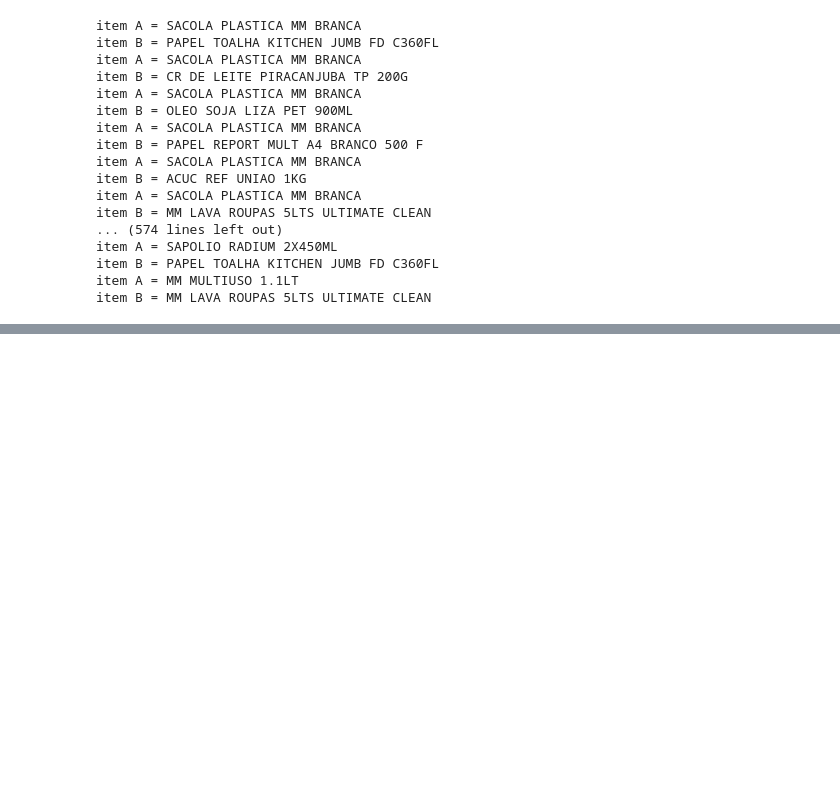
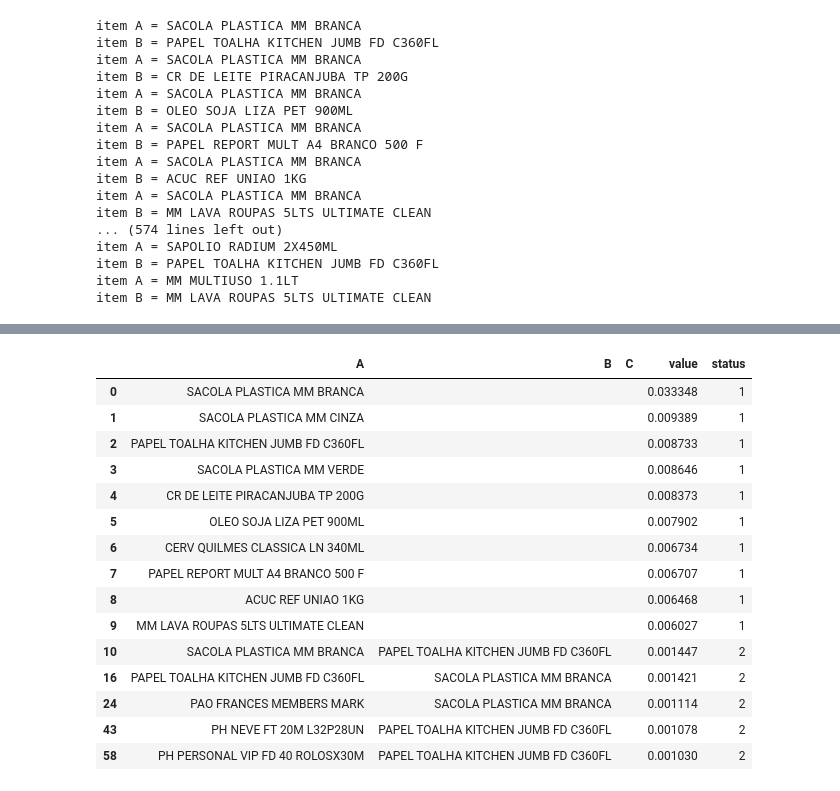
Before and after one commit to rafaelfabri/case, a Jupyter notebook: notebooks/parte_2_data_science.ipynb, the cells around one changed output, grey strips where cells are left out. Cells and saved outputs as stored; diff of their text form; code cells hidden in the pictures; blank space fills up the shorter version.

```diff
--- a/notebooks/parte_2_data_science.ipynb
+++ b/notebooks/parte_2_data_science.ipynb
@@ -79,5 +62,9 @@ dic_support_A
  'PAPEL REPORT MULT A4 BRANCO 500 F': 0.006707358891708388,
  'ACUC REF UNIAO 1KG': 0.006468463525592666,
  'MM LAVA ROUPAS 5LTS ULTIMATE CLEAN': 0.0060272500742976015}
+# %%
+df_support_A = pd.DataFrame.from_dict(dic_support_A, orient = 'index')
+df_support_A.reset_index(inplace = True)
+df_support_A.columns = ['A', 'value']
 # %%
 _10_items_mais_relevantes = support_A.keys().values.tolist()
@@ -230,0 +234,12 @@ df_support_A_B_C
+# %%
+df_support_A['status'] = 1
+df_support_A_B['status'] = 2
+df_support_A_B_C['status'] = 3
+
+df_final = pd.concat([df_support_A, df_support_A_B, df_support_A_B_C])
+
+df_final = df_final[['A', 'B', 'C' ,'value', 'status']]
+
+df_final.reset_index(inplace = True, drop = True)
+
+df_final.fillna('', inplace = True)
@@ -230,0 +262,19 @@ df_support_A_B_C
+# %%
+df_final.sort_values(by = 'value', ascending = False)[0:15]
+# %% [output]
+|  | A | B | C | value | status |
+| 0 | SACOLA PLASTICA MM BRANCA |  |  | 0.033348 | 1 |
+| 1 | SACOLA PLASTICA MM CINZA |  |  | 0.009389 | 1 |
+| 2 | PAPEL TOALHA KITCHEN JUMB FD C360FL |  |  | 0.008733 | 1 |
+| 3 | SACOLA PLASTICA MM VERDE |  |  | 0.008646 | 1 |
+| 4 | CR DE LEITE PIRACANJUBA TP 200G |  |  | 0.008373 | 1 |
+| 5 | OLEO SOJA LIZA PET 900ML |  |  | 0.007902 | 1 |
+| 6 | CERV QUILMES CLASSICA LN 340ML |  |  | 0.006734 | 1 |
+| 7 | PAPEL REPORT MULT A4 BRANCO 500 F |  |  | 0.006707 | 1 |
+| 8 | ACUC REF UNIAO 1KG |  |  | 0.006468 | 1 |
+| 9 | MM LAVA ROUPAS 5LTS ULTIMATE CLEAN |  |  | 0.006027 | 1 |
+| 10 | SACOLA PLASTICA MM BRANCA | PAPEL TOALHA KITCHEN JUMB FD C360FL |  | 0.001447 | 2 |
+| 16 | PAPEL TOALHA KITCHEN JUMB FD C360FL | SACOLA PLASTICA MM BRANCA |  | 0.001421 | 2 |
+| 24 | PAO FRANCES MEMBERS MARK | SACOLA PLASTICA MM BRANCA |  | 0.001114 | 2 |
+| 43 | PH NEVE FT 20M L32P28UN | PAPEL TOALHA KITCHEN JUMB FD C360FL |  | 0.001078 | 2 |
+| 58 | PH PERSONAL VIP FD 40 ROLOSX30M | PAPEL TOALHA KITCHEN JUMB FD C360FL |  | 0.001030 | 2 |
```
Also changed, not shown: parts of 22 cells of this notebook, 6 other files.
